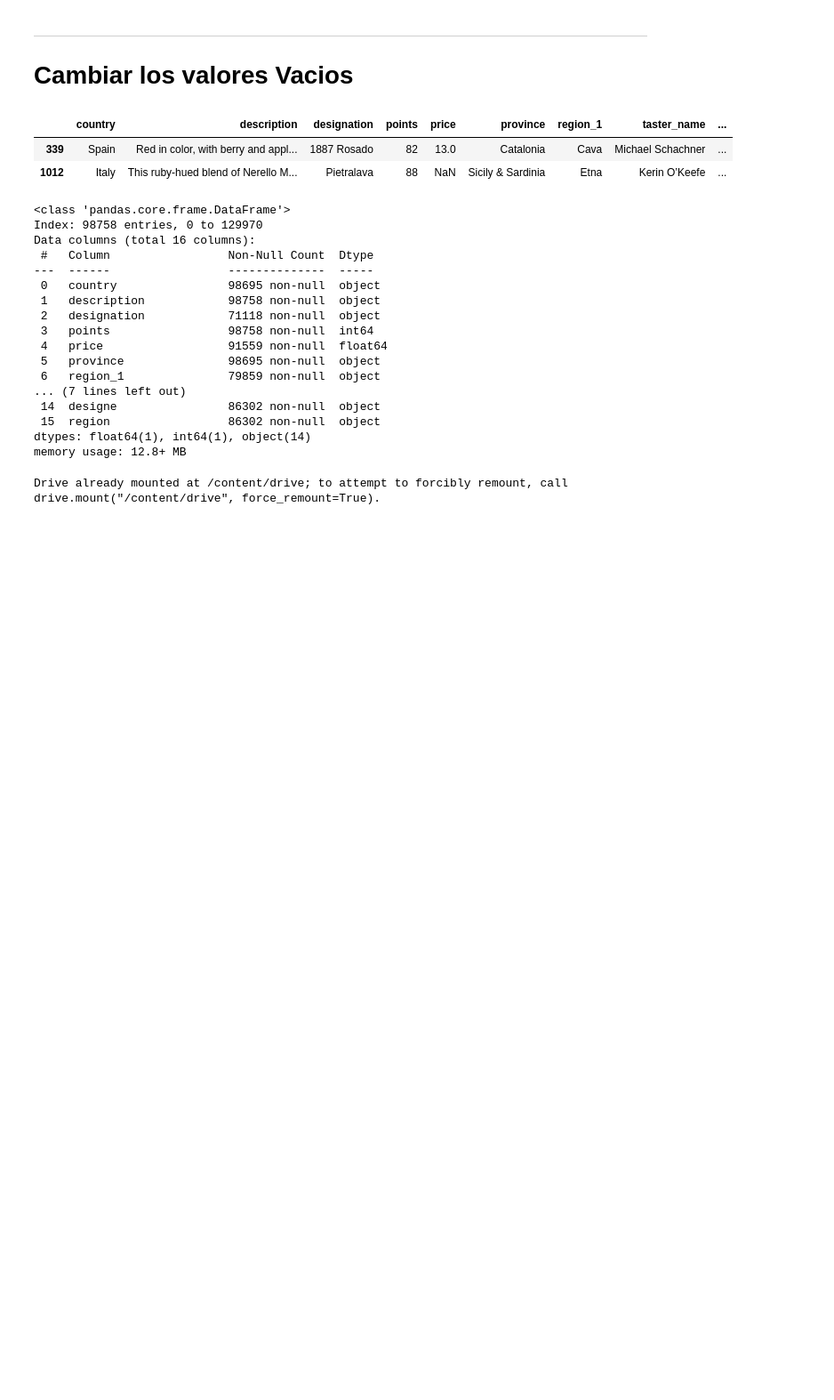
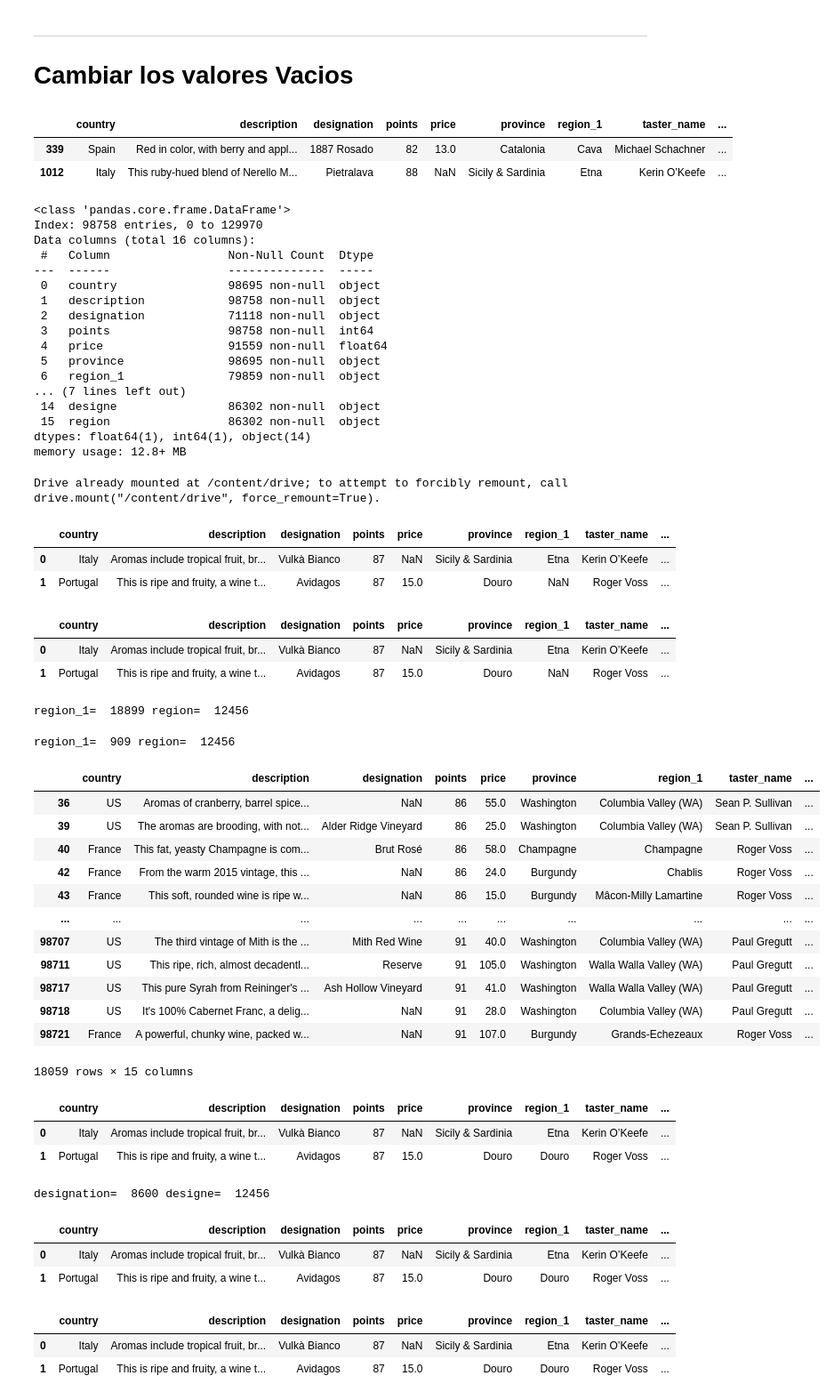
Before and after one commit to LAMezaCaballero/practica_ETL, a Jupyter notebook: etl_02.ipynb, the cells around one changed output. Shown at 89% size. Saved outputs shown, nothing was run; the diff lists cells and outputs as text; code cells hidden in the pictures; blank space fills up the shorter version.

Commit message:
actualizar la limpia de la base de datos

```diff
--- a/etl_02.ipynb
+++ b/etl_02.ipynb
@@ -126,3 +126,77 @@ Drive already mounted at /content/drive; to attempt to forcibly remount, call dr
 # Guardar el DataFrame en una carpeta específica de Drive
 ruta_en_drive = '/content/drive/MyDrive/henry/practicaVinos/winemagTransformado.csv'
 df.to_csv(ruta_en_drive, index=False)
+# %%
+df = pd.read_csv("/content/drive/MyDrive/henry/practicaVinos/winemagTransformado.csv") # cargar el archivo
+df= pd.DataFrame(df) #crea el df
+df.head(2)
+# %% [output]
+|  | country | description | designation | points | price | province | region_1 | taster_name | ... |
+| 0 | Italy | Aromas include tropical fruit, br... | Vulkà Bianco | 87 | NaN | Sicily & Sardinia | Etna | Kerin O’Keefe | ... |
+| 1 | Portugal | This is ripe and fruity, a wine t... | Avidagos | 87 | 15.0 | Douro | NaN | Roger Voss | ... |
+# %%
+#eliminar 'winery2' ya que se igualo a 'winery'
+
+df.drop(columns='winery2',axis=1, inplace= True)
+df.head(2)
+# %% [output]
+|  | country | description | designation | points | price | province | region_1 | taster_name | ... |
+| 0 | Italy | Aromas include tropical fruit, br... | Vulkà Bianco | 87 | NaN | Sicily & Sardinia | Etna | Kerin O’Keefe | ... |
+| 1 | Portugal | This is ripe and fruity, a wine t... | Avidagos | 87 | 15.0 | Douro | NaN | Roger Voss | ... |
+# %%
+#contar espacios vacios de region1 vs region
+print('region_1= ',df['region_1'].isna().sum(),'region= ' ,df['region'].isna().sum())
+# %% [output]
+region_1=  18899 region=  12456
+# %%
+#eso quiere decir que puedo anexar los espacios vacios con los datos de region
+df['region_1']=df['region_1'].fillna(df['region'])
+# %%
+#contar espacios vacios de region1 vs region
+print('region_1= ',df['region_1'].isna().sum(),'region= ' ,df['region'].isna().sum())
+df[df['region_1']!=df['region'] ]
+# %% [output]
+region_1=  909 region=  12456
+|  | country | description | designation | points | price | province | region_1 | taster_name | ... |
+| 36 | US | Aromas of cranberry, barrel spice... | NaN | 86 | 55.0 | Washington | Columbia Valley (WA) | Sean P. Sullivan | ... |
+| 39 | US | The aromas are brooding, with not... | Alder Ridge Vineyard | 86 | 25.0 | Washington | Columbia Valley (WA) | Sean P. Sullivan | ... |
+| 40 | France | This fat, yeasty Champagne is com... | Brut Rosé | 86 | 58.0 | Champagne | Champagne | Roger Voss | ... |
+| 42 | France | From the warm 2015 vintage, this ... | NaN | 86 | 24.0 | Burgundy | Chablis | Roger Voss | ... |
+| 43 | France | This soft, rounded wine is ripe w... | NaN | 86 | 15.0 | Burgundy | Mâcon-Milly Lamartine | Roger Voss | ... |
+| ... | ... | ... | ... | ... | ... | ... | ... | ... | ... |
+| 98707 | US | The third vintage of Mith is the ... | Mith Red Wine | 91 | 40.0 | Washington | Columbia Valley (WA) | Paul Gregutt | ... |
+| 98711 | US | This ripe, rich, almost decadentl... | Reserve | 91 | 105.0 | Washington | Walla Walla Valley (WA) | Paul Gregutt | ... |
+| 98717 | US | This pure Syrah from Reininger's ... | Ash Hollow Vineyard | 91 | 41.0 | Washington | Walla Walla Valley (WA) | Paul Gregutt | ... |
+| 98718 | US | It's 100% Cabernet Franc, a delig... | NaN | 91 | 28.0 | Washington | Columbia Valley (WA) | Paul Gregutt | ... |
+| 98721 | France | A powerful, chunky wine, packed w... | NaN | 91 | 107.0 | Burgundy | Grands-Echezeaux | Roger Voss | ... |
+18059 rows × 15 columns
+# %%
+#viendo que las region_1 ya esta mas completa, region es borrable
+df.drop(columns='region',axis=1, inplace=True)
+df.head(2)
+# %% [output]
+|  | country | description | designation | points | price | province | region_1 | taster_name | ... |
+| 0 | Italy | Aromas include tropical fruit, br... | Vulkà Bianco | 87 | NaN | Sicily & Sardinia | Etna | Kerin O’Keefe | ... |
+| 1 | Portugal | This is ripe and fruity, a wine t... | Avidagos | 87 | 15.0 | Douro | Douro | Roger Voss | ... |
+# %%
+#llenaremos los vacios de designation con los valores de designe
+df['designation']= df['designation'].fillna(df['designe'])
+print('designation= ',df['designation'].isna().sum(),'designe= ' ,df['designe'].isna().sum())#revisar la dif de
+# %% [output]
+designation=  8600 designe=  12456
+# %%
+#borrar la columna designe
+df.drop(columns='designe',axis=1, inplace=True)
+df.head(2)
+# %% [output]
+|  | country | description | designation | points | price | province | region_1 | taster_name | ... |
+| 0 | Italy | Aromas include tropical fruit, br... | Vulkà Bianco | 87 | NaN | Sicily & Sardinia | Etna | Kerin O’Keefe | ... |
+| 1 | Portugal | This is ripe and fruity, a wine t... | Avidagos | 87 | 15.0 | Douro | Douro | Roger Voss | ... |
+# %%
+#eliminar title
+df.drop(columns='title',axis=1, inplace=True)
+df.head(2)
+# %% [output]
+|  | country | description | designation | points | price | province | region_1 | taster_name | ... |
+| 0 | Italy | Aromas include tropical fruit, br... | Vulkà Bianco | 87 | NaN | Sicily & Sardinia | Etna | Kerin O’Keefe | ... |
+| 1 | Portugal | This is ripe and fruity, a wine t... | Avidagos | 87 | 15.0 | Douro | Douro | Roger Voss | ... |
```
Also changed, not shown: parts of 3 cells of this notebook.
